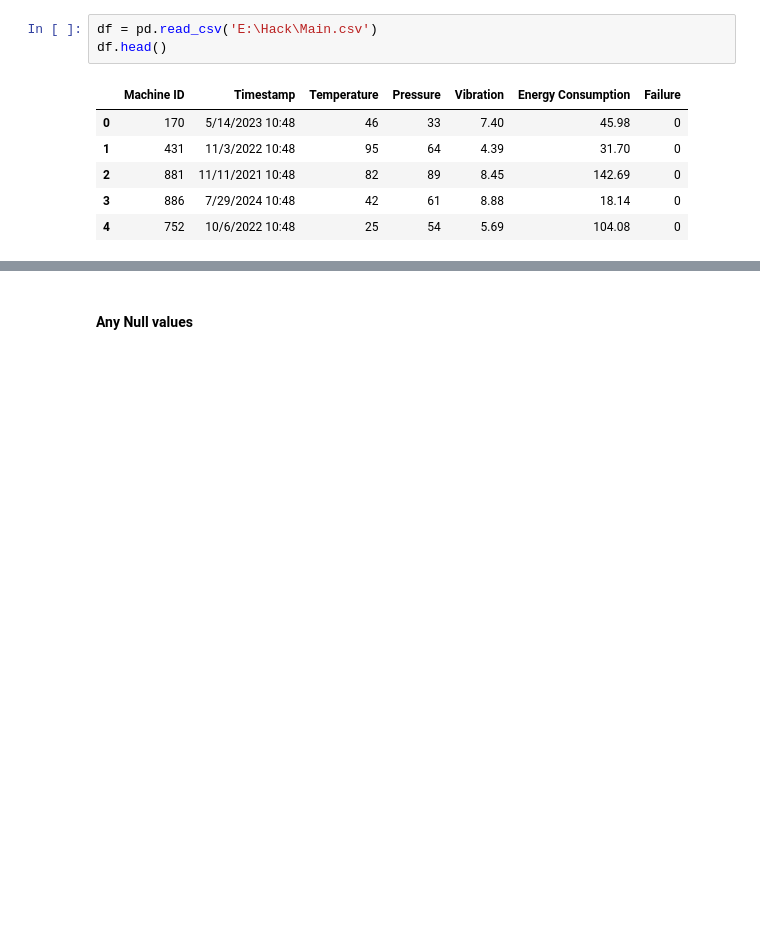
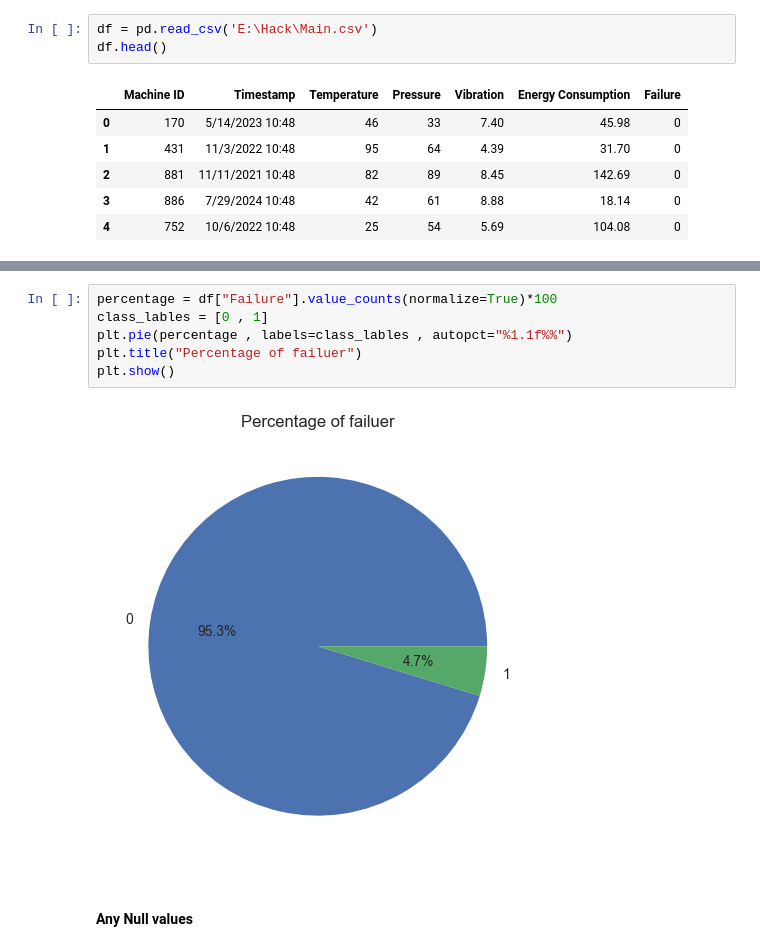
Before and after one commit to AWS-Cloud-Club-Mehran-UET/HacktoberFest-Hackathon, a Jupyter notebook: Issue1.ipynb, the cells around one changed output, grey strips where cells are left out. Drawn from its saved outputs; the diff is of its cells as text; blank space fills up the shorter version.

```diff
--- a/Issue1.ipynb
+++ b/Issue1.ipynb
@@ -79,3 +67,11 @@ memory usage: 66.0 KB
+# %%
+percentage = df["Failure"].value_counts(normalize=True)*100
+class_lables = [0 , 1]
+plt.pie(percentage , labels=class_lables , autopct="%1.1f%%")
+plt.title("Percentage of failuer")
+plt.show()
+# %% [output]
+[figure, added]
 # %% [markdown]
 #### Any Null values
 # %%
```
Also changed, not shown: parts of 22 cells of this notebook.
